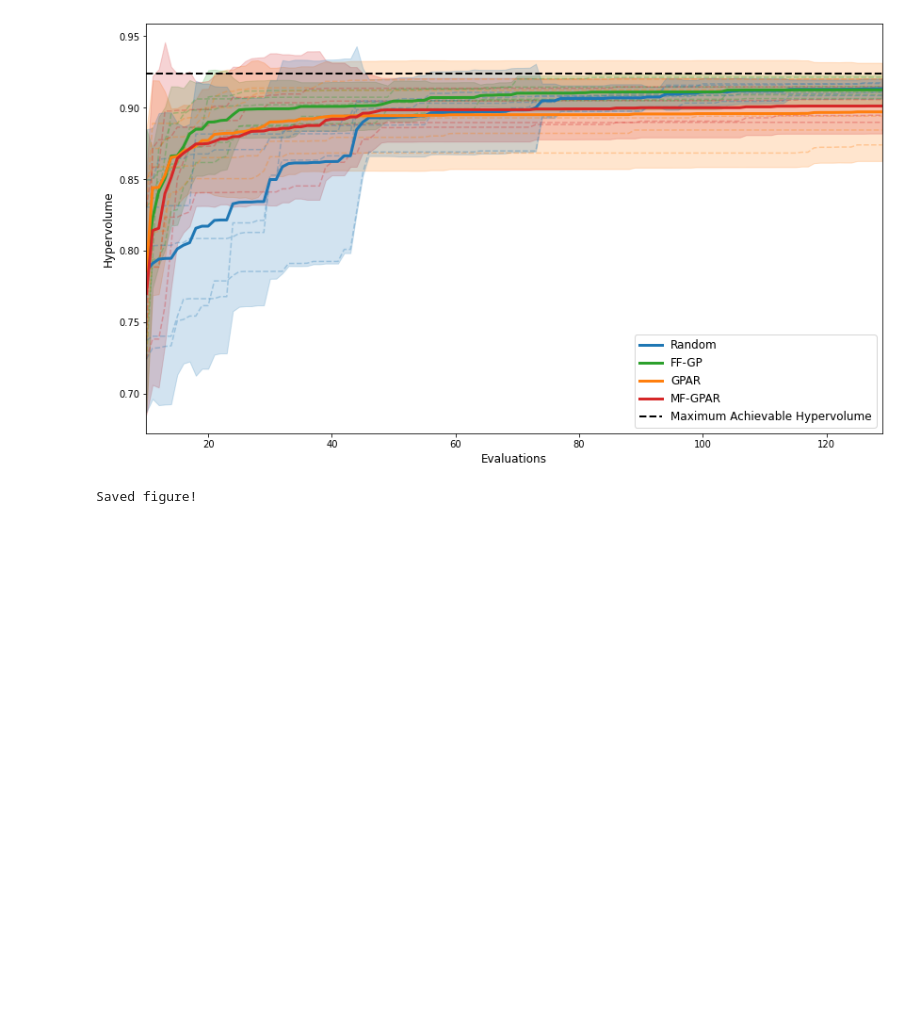
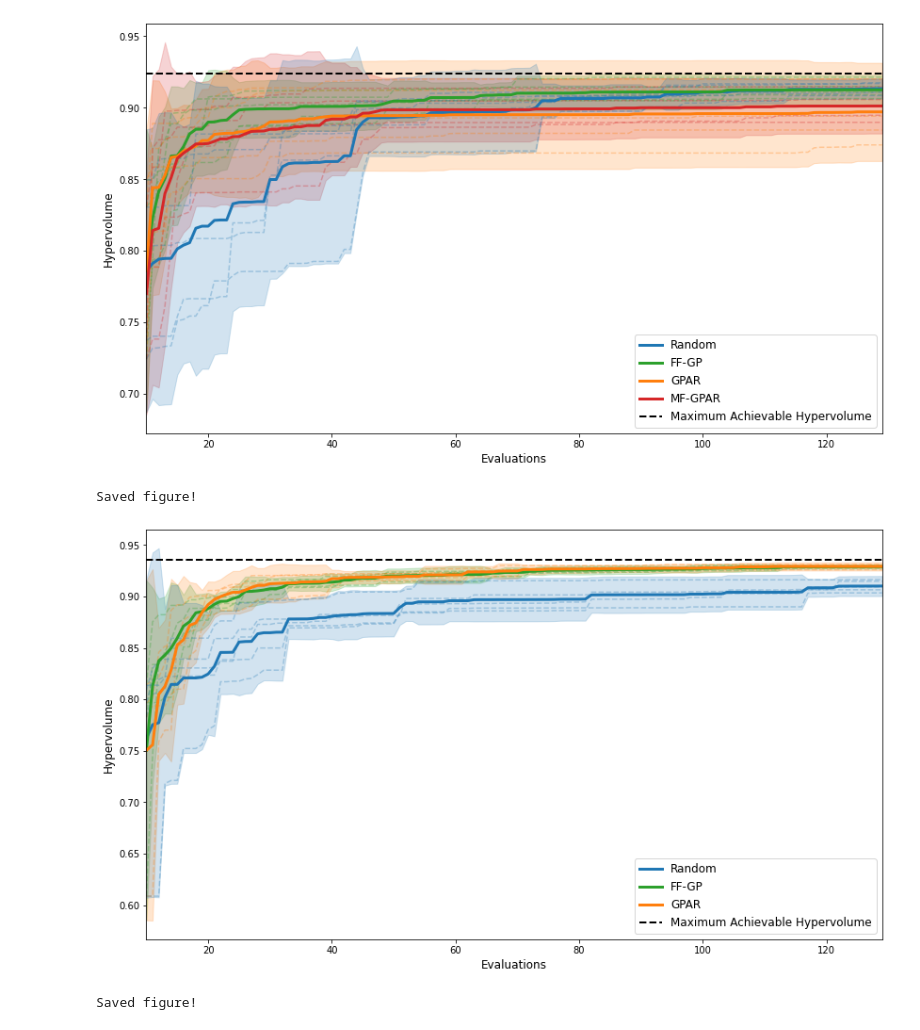
Before and after one commit to gncs/boa, a Jupyter notebook: notebooks/BayesOpt Analysis.ipynb, the cells around one changed output. Drawn from its saved outputs; the diff is of its cells as text; code cells hidden in the pictures; blank space fills up the shorter version.

```diff
--- a/notebooks/BayesOpt Analysis.ipynb
+++ b/notebooks/BayesOpt Analysis.ipynb
@@ -592,3 +701,7 @@ gemm_summaries = calculate_statistics(gemm_experiment_directories,
                                        kind="gemm")
 # %% [output]
 Calculating final hypervolume for 10799 points!
+# %%
+gemm_v2_summaries = calculate_statistics(gemm_v2_experiment_directories,
+                                       dataset_path=gemm_v2_dataset_path,
+                                       kind="gemm_v2")
@@ -639,6 +759,11 @@ plot_bayesopt_experiment(*gemm_summaries, kind="gemm", save=True)
 # %% [output]
 Saved figure!
 [figure]
+# %%
+plot_bayesopt_experiment(*gemm_v2_summaries, kind="gemm_v2", save=True)
+# %% [output]
+Saved figure!
+[figure, added]
 # %%
 plot_bayesopt_experiment(*smaug_summaries, kind="smaug", save=True)
 # %% [output]
```
Also changed, not shown: parts of 8 cells of this notebook, 13 other files.
